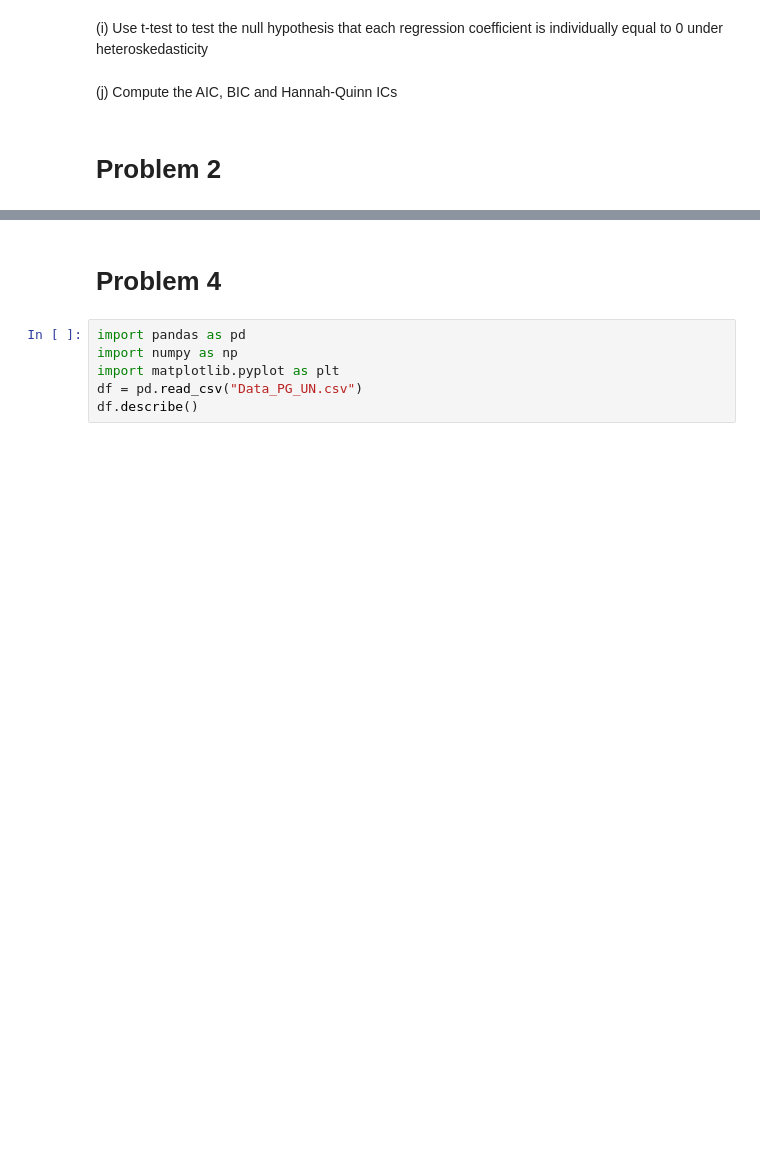
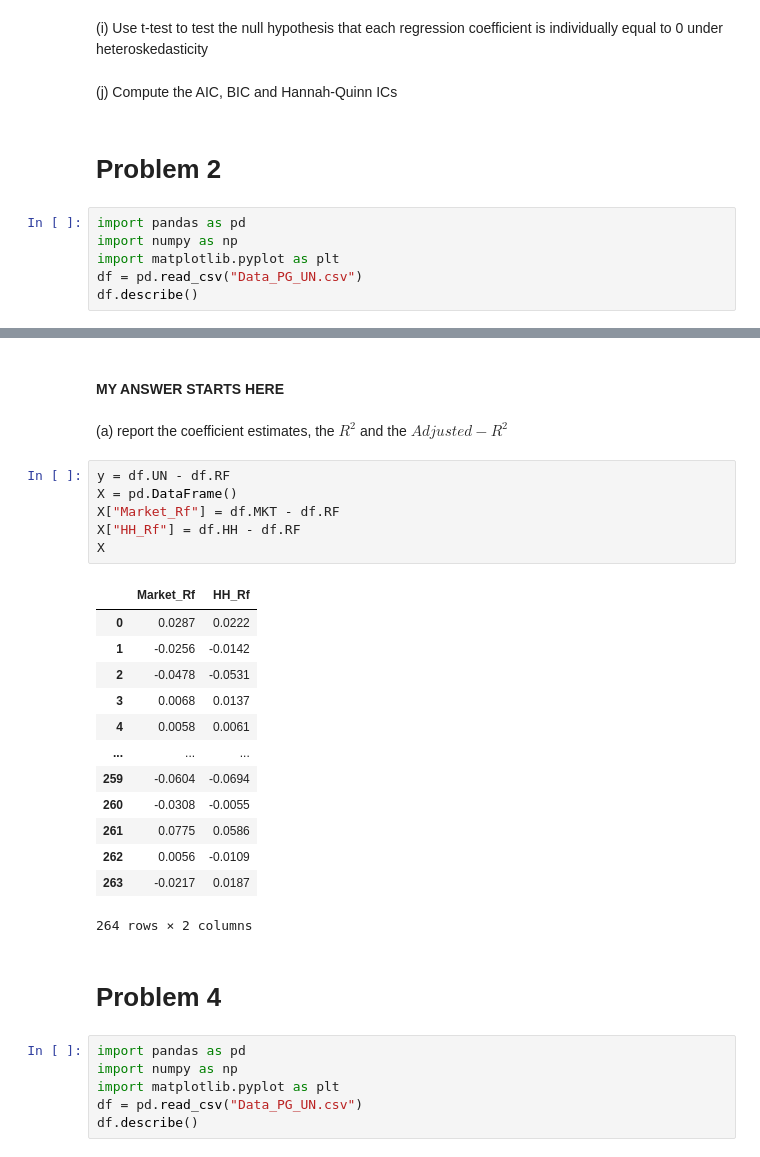
Before and after one commit to KangOxford/temp, a Jupyter notebook: PS8.ipynb, the cells around one changed output, grey strips where cells are left out. Cells and saved outputs as stored; diff of their text form; blank space fills up the shorter version.

```diff
--- a/PS8.ipynb
+++ b/PS8.ipynb
@@ -205,3 +205,9 @@ the standard error of beta  is 0.00416382
 (j) Compute the AIC, BIC and Hannah-Quinn ICs
 # %% [markdown]
 # Problem 2
+# %%
+import pandas as pd
+import numpy as np
+import matplotlib.pyplot as plt
+df = pd.read_csv("Data_PG_UN.csv")
+df.describe()
@@ -208,3 +253,27 @@ the standard error of beta  is 0.00416382
+# %% [markdown]
+#### MY ANSWER STARTS HERE
+# %% [markdown]
+(a) report the coefficient estimates, the $R^2$ and the $Adjusted-R^2$
+# %%
+y = df.UN - df.RF
+X = pd.DataFrame()
+X["Market_Rf"] = df.MKT - df.RF
+X["HH_Rf"] = df.HH - df.RF
+X
+# %% [output]
+|  | Market_Rf | HH_Rf |
+| 0 | 0.0287 | 0.0222 |
+| 1 | -0.0256 | -0.0142 |
+| 2 | -0.0478 | -0.0531 |
+| 3 | 0.0068 | 0.0137 |
+| 4 | 0.0058 | 0.0061 |
+| ... | ... | ... |
+| 259 | -0.0604 | -0.0694 |
+| 260 | -0.0308 | -0.0055 |
+| 261 | 0.0775 | 0.0586 |
+| 262 | 0.0056 | -0.0109 |
+| 263 | -0.0217 | 0.0187 |
+264 rows × 2 columns
 # %% [markdown]
 # Problem 4
 # %%
```
Also changed, not shown: parts of 2 cells of this notebook.
